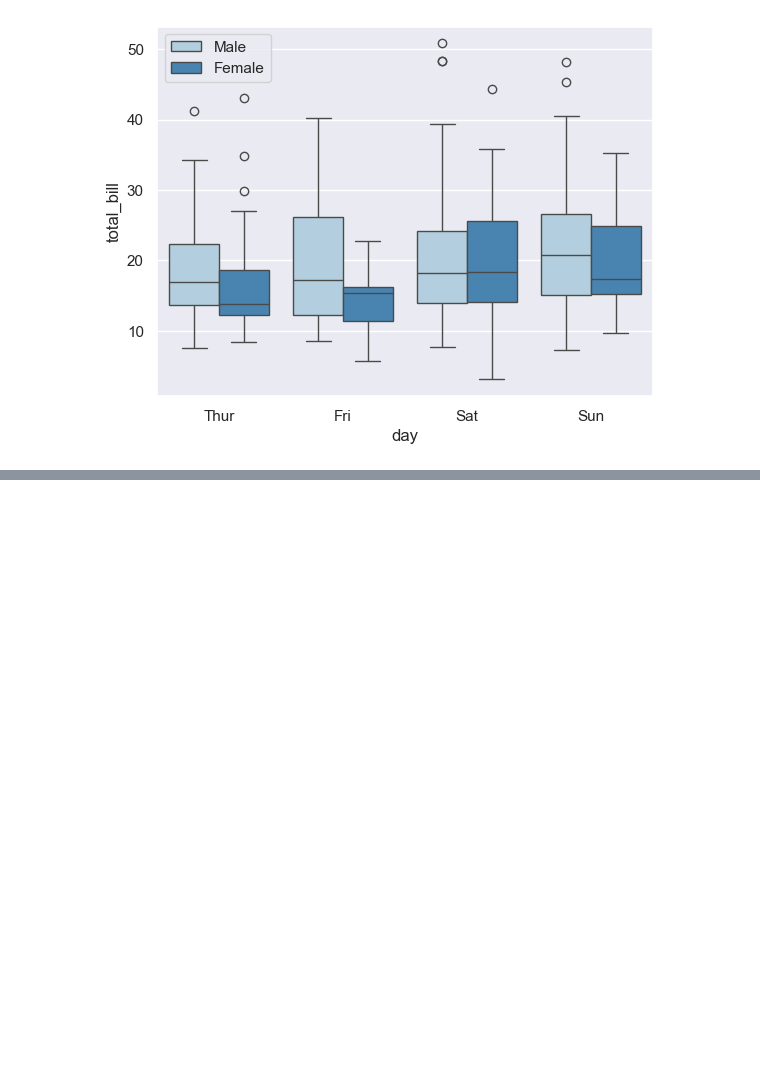
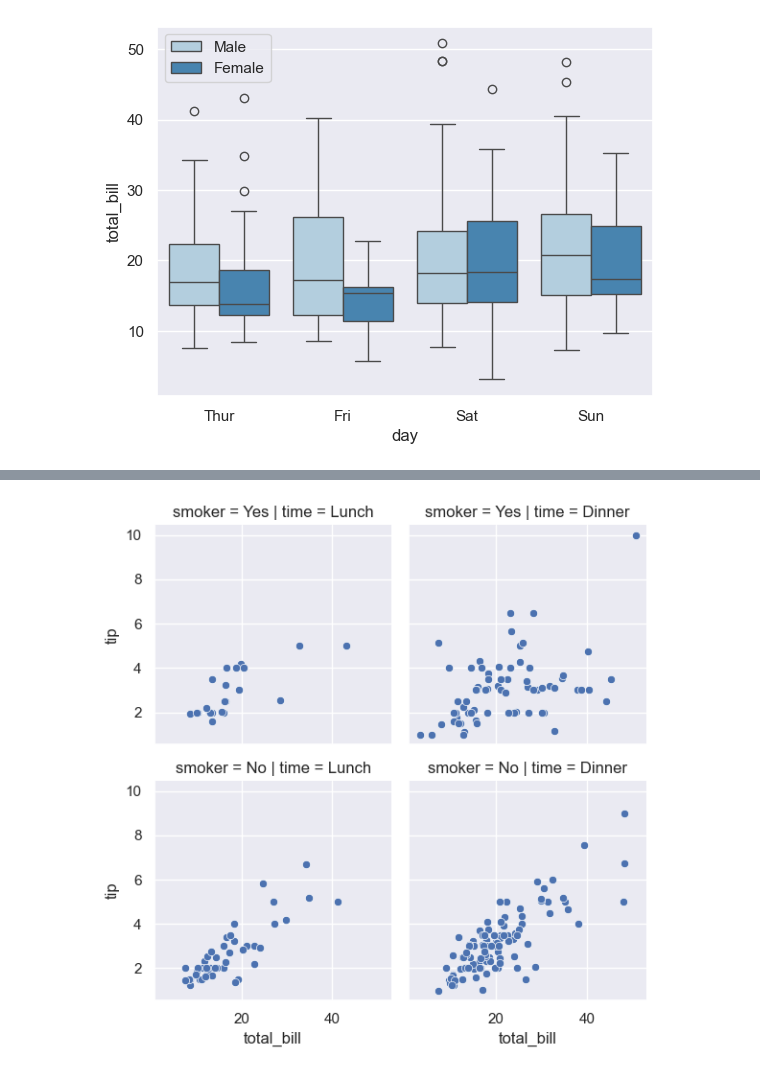
Before and after one commit to Kiettuannn/masterAI-Phase01, a Jupyter notebook: notebook/seaborn.ipynb, the cells around one changed output, grey strips where cells are left out. Drawn from its saved outputs; the diff is of its cells as text; code cells hidden in the pictures; blank space fills up the shorter version.

Commit message:
facet grid

```diff
--- a/notebook/seaborn.ipynb
+++ b/notebook/seaborn.ipynb
@@ -120,0 +134,5 @@ plt.legend(loc=0) # Delete tile of the legend
+# %%
+tip_fg = sns.FacetGrid(data=tip_df, row="smoker", col="time") # Create a class instance of Facet Grid class
+tip_fg.map(sns.scatterplot, 'total_bill', 'tip');
+# %% [output]
+[figure, added]
```
Also changed, not shown: parts of 3 cells of this notebook.
